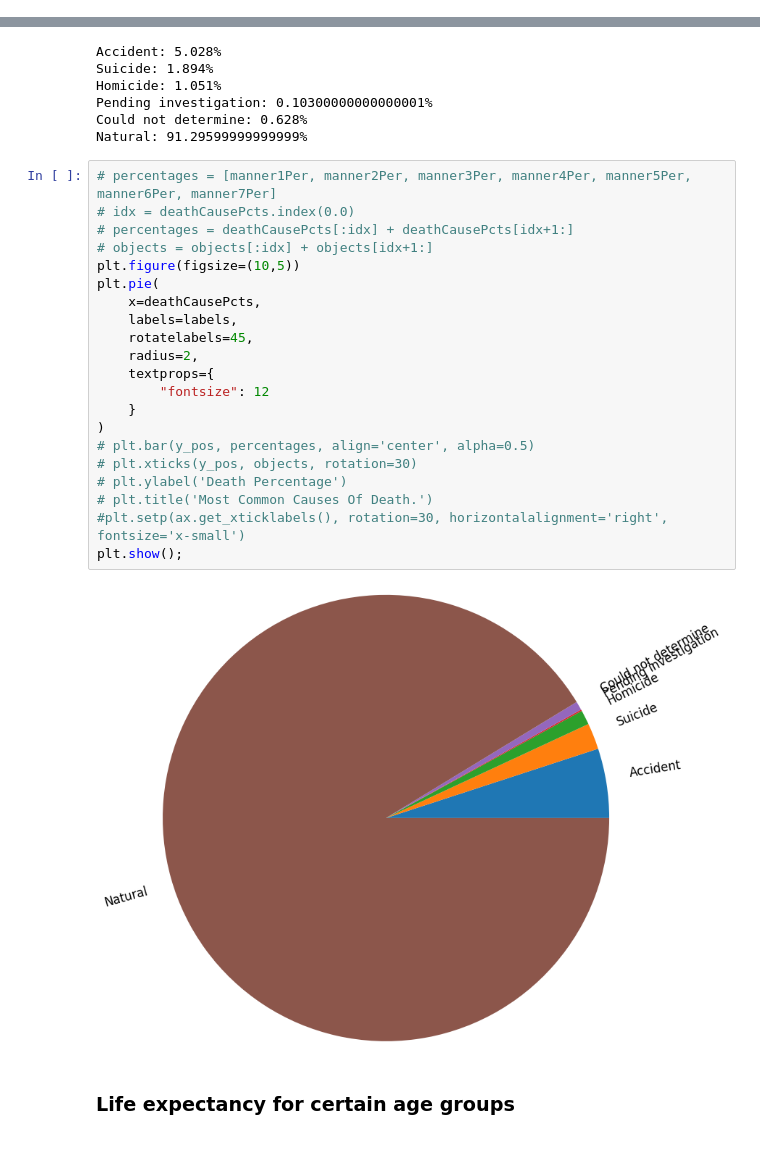
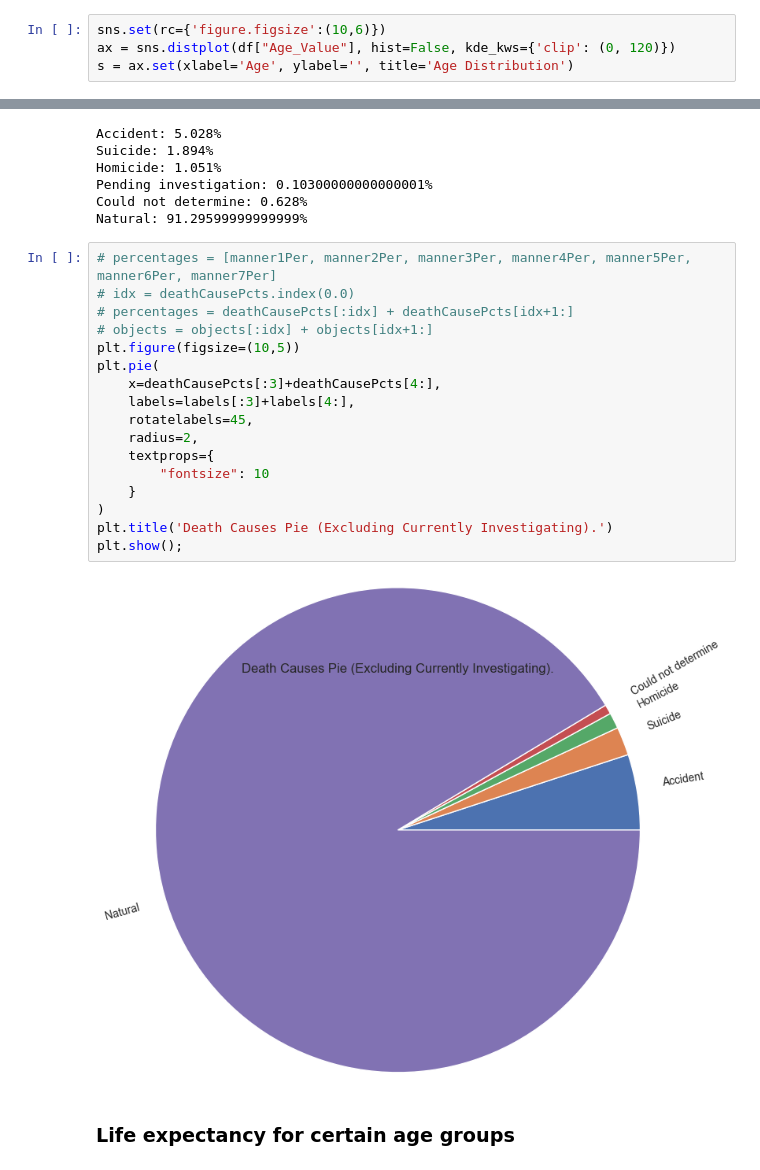
Before and after one commit to m-yasir/datascience-project, a Jupyter notebook: program.ipynb, the cells around one changed output, grey strips where cells are left out. Drawn from its saved outputs; the diff is of its cells as text.

```diff
--- a/program.ipynb
+++ b/program.ipynb
@@ -262,0 +266,4 @@ Life Expectancy for Females: 75.0(mean) 78.0(median) 87(mode)
+# %%
+sns.set(rc={'figure.figsize':(10,6)})
+ax = sns.distplot(df["Age_Value"], hist=False, kde_kws={'clip': (0, 120)})
+s = ax.set(xlabel='Age', ylabel='', title='Age Distribution')
@@ -357,26 +366,22 @@ Natural: 91.29599999999999%
 # %%
 # percentages = [manner1Per, manner2Per, manner3Per, manner4Per, manner5Per, manner6Per, manner7Per]
 # idx = deathCausePcts.index(0.0)
 # percentages = deathCausePcts[:idx] + deathCausePcts[idx+1:]
 # objects = objects[:idx] + objects[idx+1:]
 plt.figure(figsize=(10,5))
 plt.pie(
-    x=deathCausePcts,
-    labels=labels,
+    x=deathCausePcts[:3]+deathCausePcts[4:],
+    labels=labels[:3]+labels[4:],
     rotatelabels=45,
     radius=2,
     textprops={
-        "fontsize": 12
+        "fontsize": 10
     }
 )
-# plt.bar(y_pos, percentages, align='center', alpha=0.5)
-# plt.xticks(y_pos, objects, rotation=30)
-# plt.ylabel('Death Percentage')
-# plt.title('Most Common Causes Of Death.')
-#plt.setp(ax.get_xticklabels(), rotation=30, horizontalalignment='right', fontsize='x-small')
+plt.title('Death Causes Pie (Excluding Currently Investigating).')
 plt.show();
 # %% [output]
-[figure, old version]
+[figure, new version]
 # %% [markdown]
 ### Life expectancy for certain age groups
 # %%
```
Also changed, not shown: parts of 22 cells of this notebook, 1 other file.
